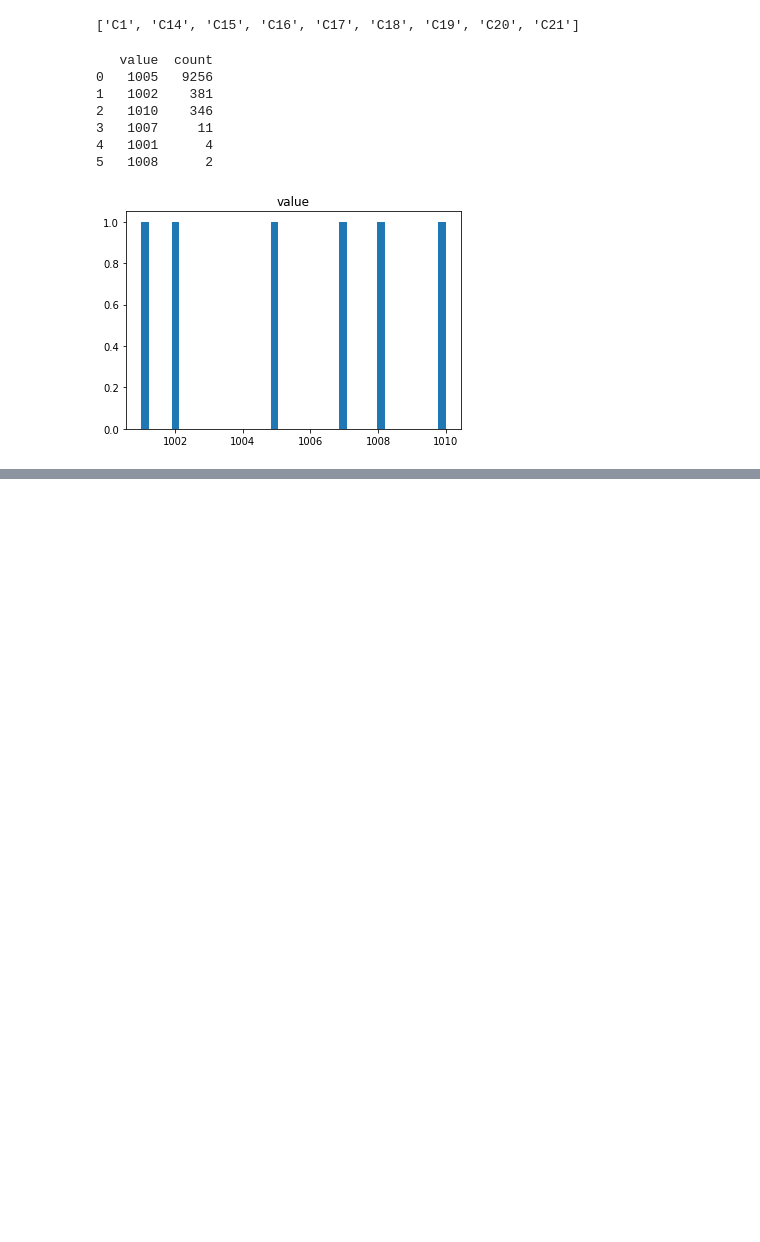
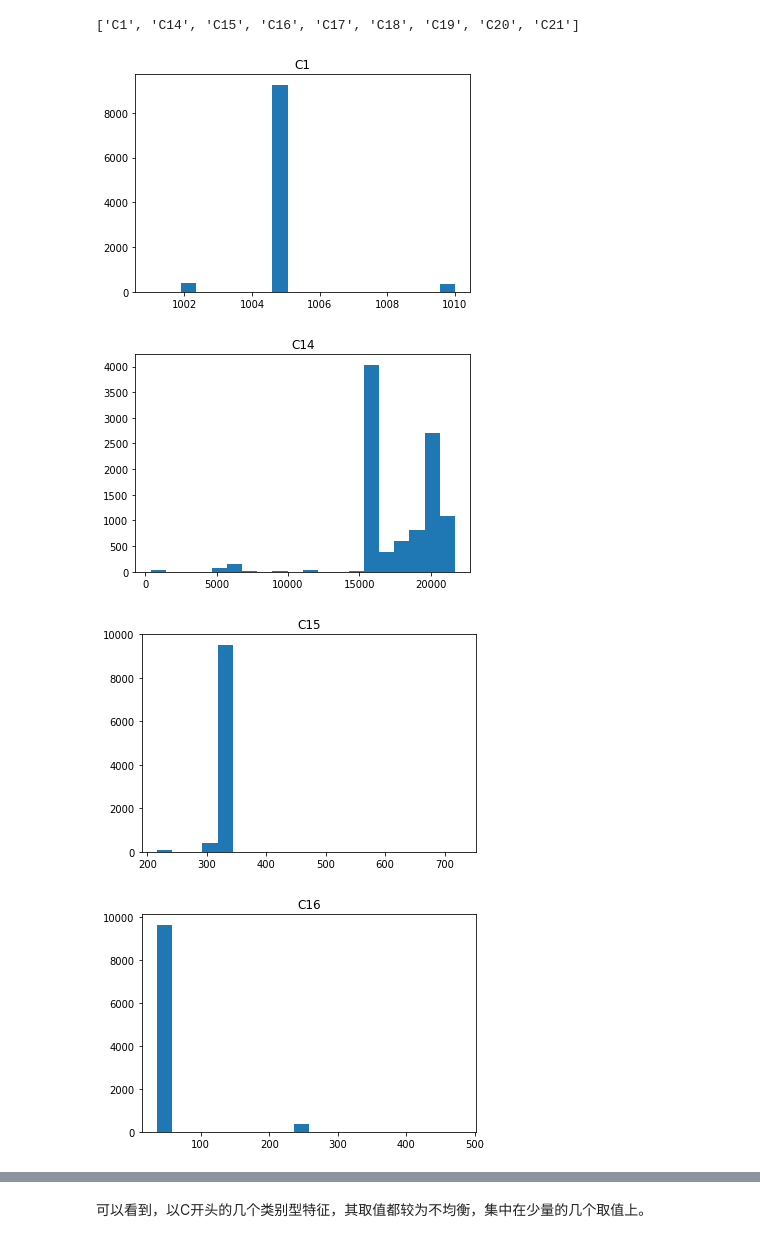
Before and after one commit to henrygas/ctr, a Jupyter notebook: 0_ctr_data_explore.ipynb, the cells around one changed output, grey strips where cells are left out. Drawn from its saved outputs; the diff is of its cells as text; code cells hidden in the pictures; blank space fills up the shorter version.

```diff
--- a/0_ctr_data_explore.ipynb
+++ b/0_ctr_data_explore.ipynb
@@ -132,21 +128,12 @@ for i in range(14, 22):
 c_name_list
 # %% [output]
 ['C1', 'C14', 'C15', 'C16', 'C17', 'C18', 'C19', 'C20', 'C21']
-# %%
-for c_name in c_name_list:
-  value_count_data = train_data[c_name].value_counts()
-  value_series = pd.Series(value_count_data.index.values, name="value")
-  count_series = pd.Series(value_count_data.values, name="count")
-  each_c_df = pd.concat([value_series, count_series], axis=1)
-  each_c_df.hist(column="value", grid=False, bins=40)
-  print(each_c_df)
-  break
-# %% [output]
-   value  count
-0   1005   9256
-1   1002    381
-2   1010    346
-3   1007     11
-4   1001      4
-5   1008      2
-[figure, removed]
+# %%
+# plt.figure(figsize=(8, 120))
+for c_name in c_name_list:
+  train_data.hist(column=c_name, bins=20, grid=False)
+# %% [output]
+[figure, added]
+[figure, added]
+[figure, added]
+[figure, added]
@@ -152,0 +145,2 @@ for c_name in c_name_list:
+# %% [markdown]
+可以看到，以C开头的几个类别型特征，其取值都较为不均衡，集中在少量的几个取值上。
```
Also changed, not shown: parts of 8 cells of this notebook.
